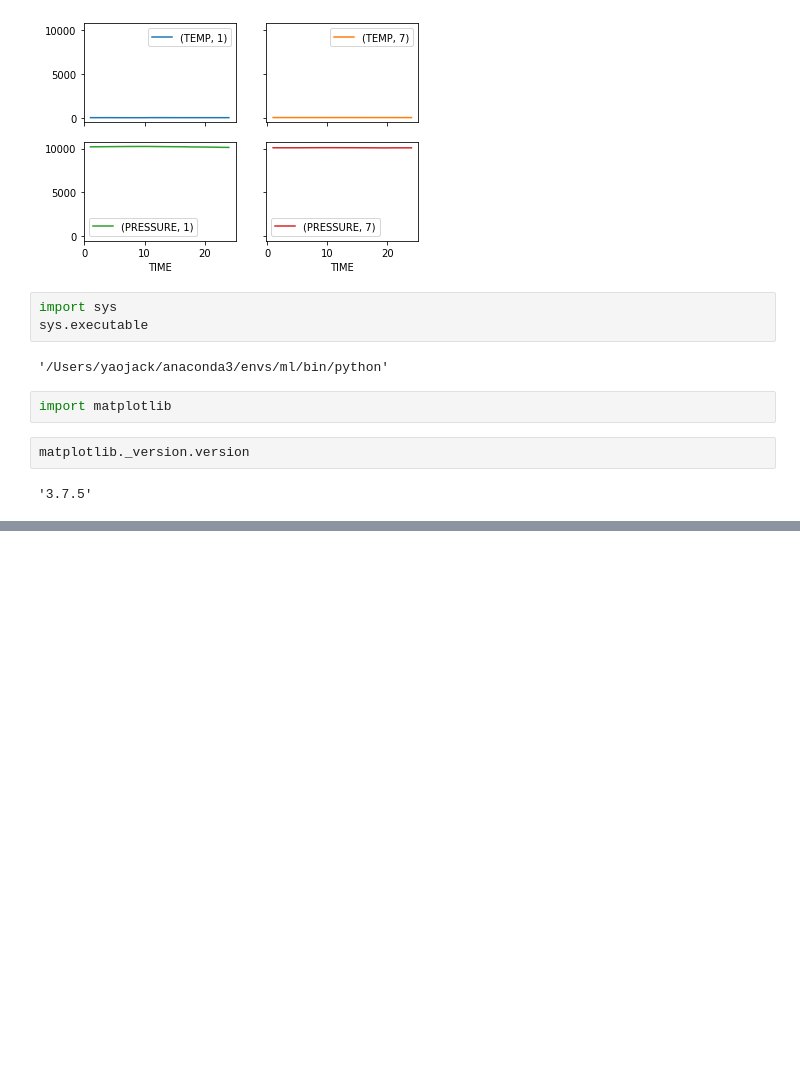
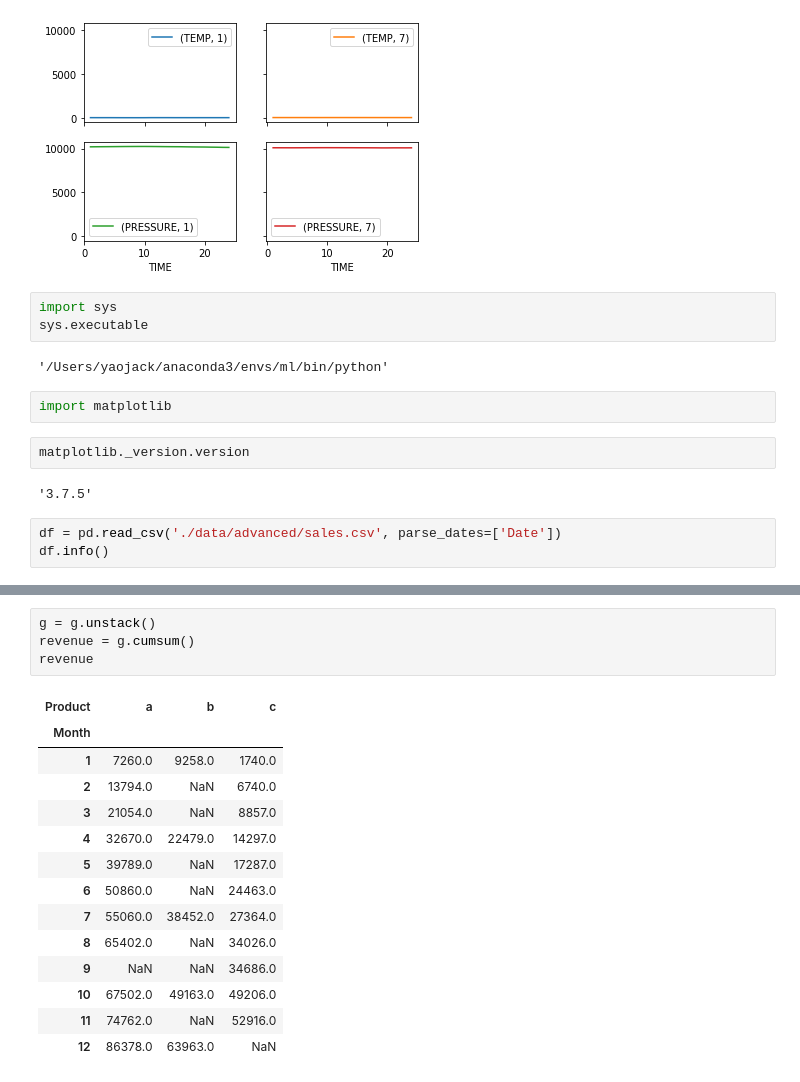
Before and after one commit to yaowenqiang/panda_playbook, a Jupyter notebook: advanced_plot_with_pandas.ipynb, the cells around one changed output, grey strips where cells are left out. Cells and saved outputs as stored; diff of their text form; blank space fills up the shorter version.

```diff
--- a/advanced_plot_with_pandas.ipynb
+++ b/advanced_plot_with_pandas.ipynb
@@ -89,3 +89,6 @@ import matplotlib
 matplotlib._version.version
 # %% [output]
 '3.7.5'
+# %%
+df = pd.read_csv('./data/advanced/sales.csv', parse_dates=['Date'])
+df.info()
@@ -91,0 +167,19 @@ matplotlib._version.version
+# %%
+g = g.unstack()
+revenue = g.cumsum()
+revenue
+# %% [output]
+| Product | a | b | c |
+| Month |  |  |  |
+| 1 | 7260.0 | 9258.0 | 1740.0 |
+| 2 | 13794.0 | NaN | 6740.0 |
+| 3 | 21054.0 | NaN | 8857.0 |
+| 4 | 32670.0 | 22479.0 | 14297.0 |
+| 5 | 39789.0 | NaN | 17287.0 |
+| 6 | 50860.0 | NaN | 24463.0 |
+| 7 | 55060.0 | 38452.0 | 27364.0 |
+| 8 | 65402.0 | NaN | 34026.0 |
+| 9 | NaN | NaN | 34686.0 |
+| 10 | 67502.0 | 49163.0 | 49206.0 |
+| 11 | 74762.0 | NaN | 52916.0 |
+| 12 | 86378.0 | 63963.0 | NaN |
```
Also changed, not shown: parts of 13 cells of this notebook.
